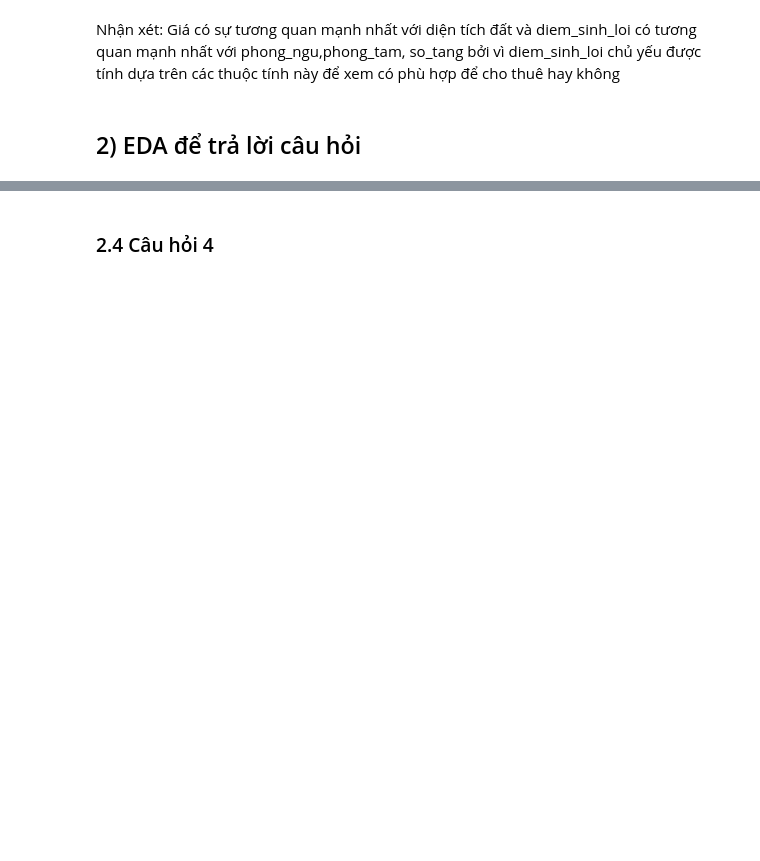
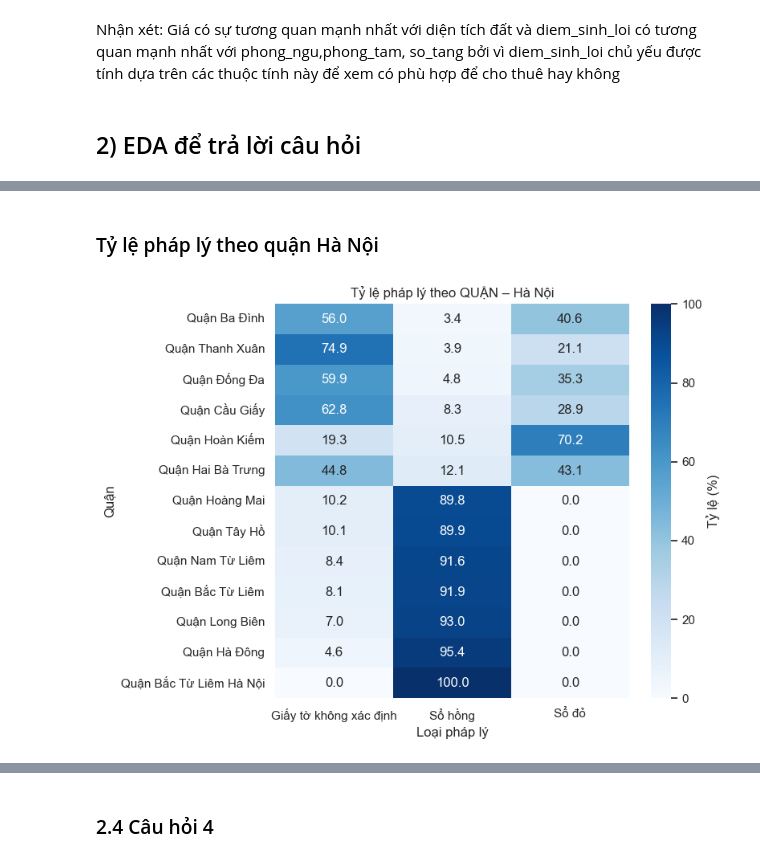
Before and after one commit to Thuongcdv123/Project-Intro-DS, a Jupyter notebook: eda/eda.ipynb, the cells around one changed output, grey strips where cells are left out. Cells and saved outputs as stored; diff of their text form; code cells hidden in the pictures; blank space fills up the shorter version.

```diff
--- a/eda/eda.ipynb
+++ b/eda/eda.ipynb
@@ -141,0 +207,22 @@ Code để trả lời câu hỏi ở dưới markdown này luôn
+# %% [markdown]
+### Tỷ lệ pháp lý theo quận Hà Nội
+# %%
+
+
+# --- Hà Nội ---
+ty_hn = ty_le_theo_quan.xs('Hà Nội')   # lấy phần index 'Hà Nội'
+ty_hn = ty_hn.sort_values('Sổ hồng')   # tuỳ chọn: sắp xếp theo % sổ hồng
+
+plt.figure(figsize=(8, 6))
+sns.heatmap(
+    ty_hn,
+    annot=True, fmt='.1f', cmap='Blues',
+    cbar_kws={'label': 'Tỷ lệ (%)'}
+)
+plt.title('Tỷ lệ pháp lý theo QUẬN – Hà Nội')
+plt.xlabel('Loại pháp lý')
+plt.ylabel('Quận')
+plt.tight_layout()
+plt.show()
+# %% [output]
+[figure, added]
```
Also changed, not shown: parts of 72 cells of this notebook.
